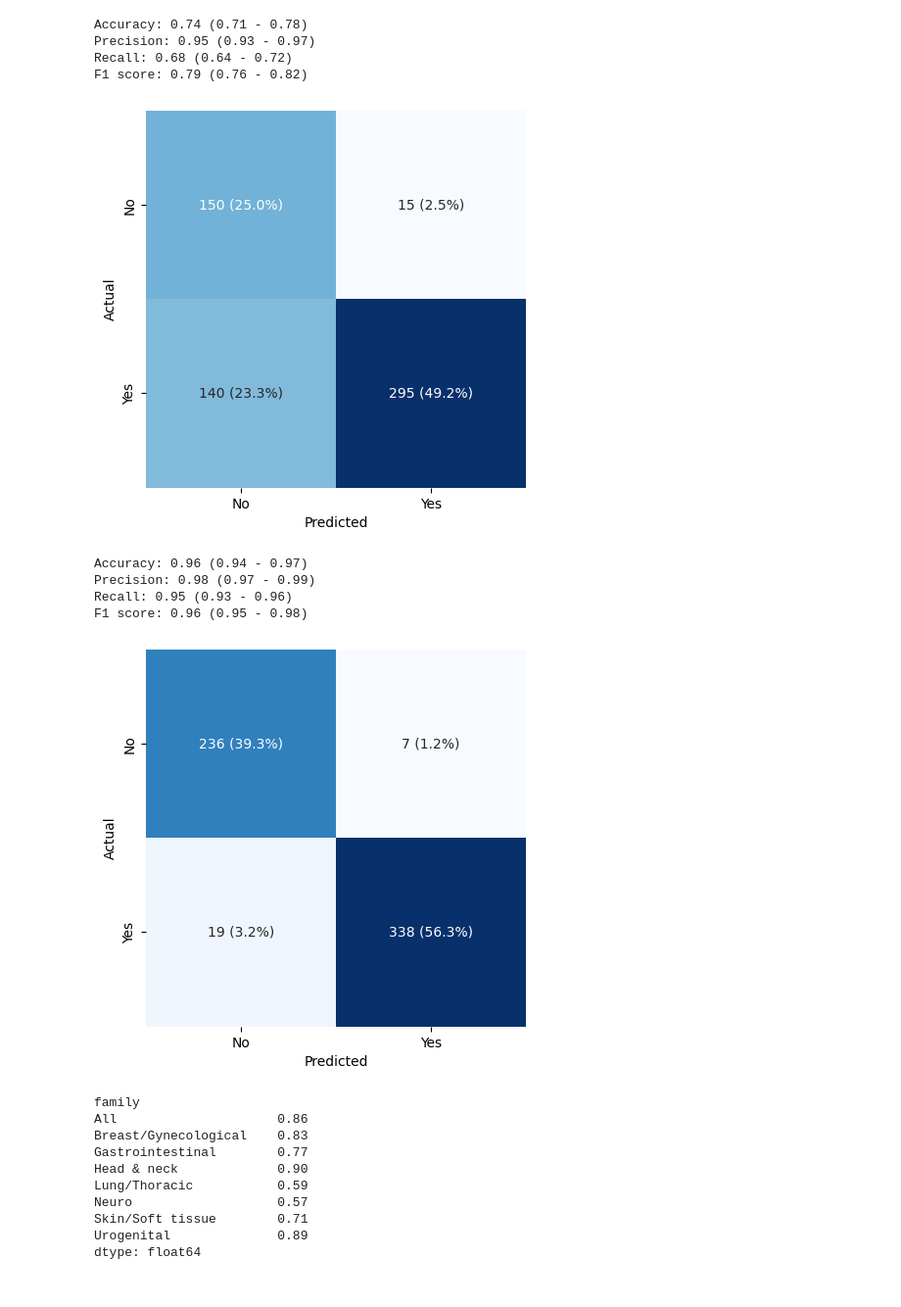
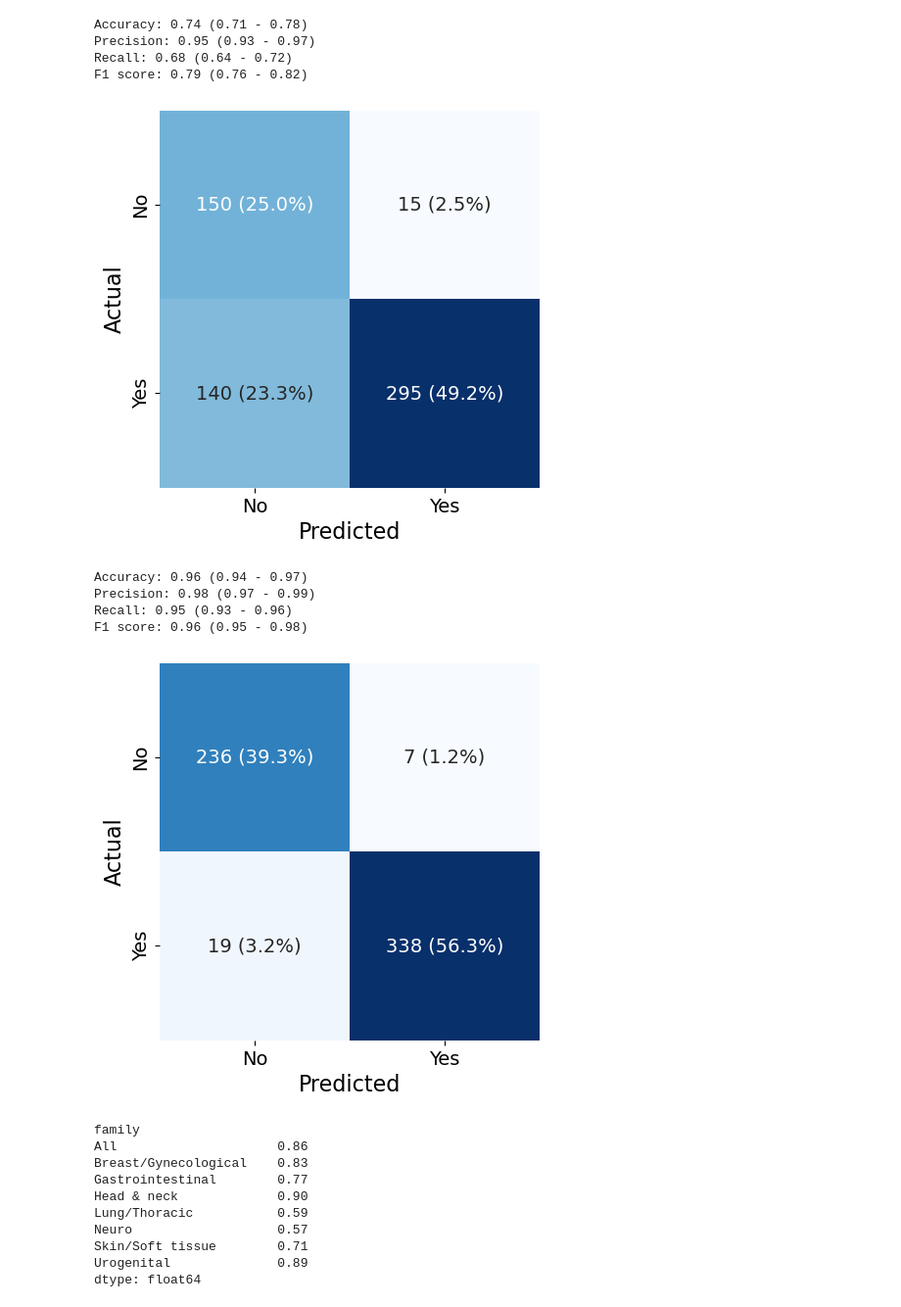
Before and after one commit to windisch-paul/o1, a Jupyter notebook: analysis.ipynb, the cells around one changed output. Shown at 98% size. Drawn from its saved outputs; the diff is of its cells as text; code cells hidden in the pictures.

```diff
--- a/analysis.ipynb
+++ b/analysis.ipynb
@@ -245,26 +245,47 @@ F1 score: 0.79 (0.76 - 0.82)
 # %%
 # Create plot of predicted and actual values for LOCAL
 fig = plt.figure(figsize=(5, 5))
 
 # Create labels with counts and percentages
 labels_gpt4o_local = cm_gpt4o_local.values.astype(str)
-labels_gpt4o_local[0, 0] = f"{cm_gpt4o_local.values[0,0]} ({100 * tn_gpt4o_local/df.shape[0]:.1f}%)"
-labels_gpt4o_local[0, 1] = f"{cm_gpt4o_local.values[0,1]} ({100 * fp_gpt4o_local/df.shape[0]:.1f}%)"
-labels_gpt4o_local[1, 0] = f"{cm_gpt4o_local.values[1,0]} ({100 * fn_gpt4o_local/df.shape[0]:.1f}%)"
-labels_gpt4o_local[1, 1] = f"{cm_gpt4o_local.values[1,1]} ({100 * tp_gpt4o_local/df.shape[0]:.1f}%)"
+labels_gpt4o_local[0, 0] = (
+    f"{cm_gpt4o_local.values[0,0]} ({100 * tn_gpt4o_local/df.shape[0]:.1f}%)"
+)
+labels_gpt4o_local[0, 1] = (
+    f"{cm_gpt4o_local.values[0,1]} ({100 * fp_gpt4o_local/df.shape[0]:.1f}%)"
+)
+labels_gpt4o_local[1, 0] = (
+    f"{cm_gpt4o_local.values[1,0]} ({100 * fn_gpt4o_local/df.shape[0]:.1f}%)"
+)
+labels_gpt4o_local[1, 1] = (
+    f"{cm_gpt4o_local.values[1,1]} ({100 * tp_gpt4o_local/df.shape[0]:.1f}%)"
+)
 
-sns.heatmap(cm_gpt4o_local, annot=labels_gpt4o_local, fmt="", cmap="Blues")
-plt.xlabel("Predicted")
-plt.ylabel("Actual")
-plt.xticks([0.5, 1.5], ["No", "Yes"])
-plt.yticks([0.5, 1.5], ["No", "Yes"])
+# Create heatmap with larger annotation font size
+sns.heatmap(
+    cm_gpt4o_local,
+    annot=labels_gpt4o_local,
+    fmt="",
+    cmap="Blues",
+    annot_kws={"fontsize": 14},
+)
+
+# Set axis labels with larger font size
+plt.xlabel("Predicted", fontsize=16)
+plt.ylabel("Actual", fontsize=16)
+
+# Set tick labels with larger font size
+plt.xticks([0.5, 1.5], ["No", "Yes"], fontsize=14)
+plt.yticks([0.5, 1.5], ["No", "Yes"], fontsize=14)
+
 # Remove the colorbar but keep the width of the heatmap
 plt.gca().collections[0].colorbar.remove()
+
 plt.show()
 
 fig.savefig("plots/gpt4o_local_confusion.png", dpi=300, bbox_inches="tight")
 # %% [output]
-[figure, old version]
+[figure, new version]
 # %%
 # Create confusion matrix of predicted and actual values for METASTATIC
 cm_gpt4o_metastatic = pd.crosstab(df["ground_truth_metastatic"], df["gpt4o_metastatic"])
@@ -316,18 +337,30 @@ labels_gpt4o_metastatic[1, 1] = (
     f"{cm_gpt4o_metastatic.values[1,1]} ({100 * tp_gpt4o_metastatic/df.shape[0]:.1f}%)"
 )
 
-sns.heatmap(cm_gpt4o_metastatic, annot=labels_gpt4o_metastatic, fmt="", cmap="Blues")
-plt.xlabel("Predicted")
-plt.ylabel("Actual")
-plt.xticks([0.5, 1.5], ["No", "Yes"])
-plt.yticks([0.5, 1.5], ["No", "Yes"])
+# Create heatmap with larger annotation font size
+sns.heatmap(
+    cm_gpt4o_metastatic,
+    annot=labels_gpt4o_metastatic,
+    fmt="",
+    cmap="Blues",
+    annot_kws={"fontsize": 14},
+)
+
+# Set axis labels with larger font size
+plt.xlabel("Predicted", fontsize=16)
+plt.ylabel("Actual", fontsize=16)
+
+# Set tick labels with larger font size
+plt.xticks([0.5, 1.5], ["No", "Yes"], fontsize=14)
+plt.yticks([0.5, 1.5], ["No", "Yes"], fontsize=14)
+
 # Remove the colorbar but keep the width of the heatmap
 plt.gca().collections[0].colorbar.remove()
 plt.show()
 
 fig.savefig("plots/gpt4o_metastatic_confusion.png", dpi=300, bbox_inches="tight")
 # %% [output]
-[figure, old version]
+[figure, new version]
 # %%
 # Calculate the F1 score for local per family
 
```
Also changed, not shown: parts of 10 cells of this notebook, 12 other files.
